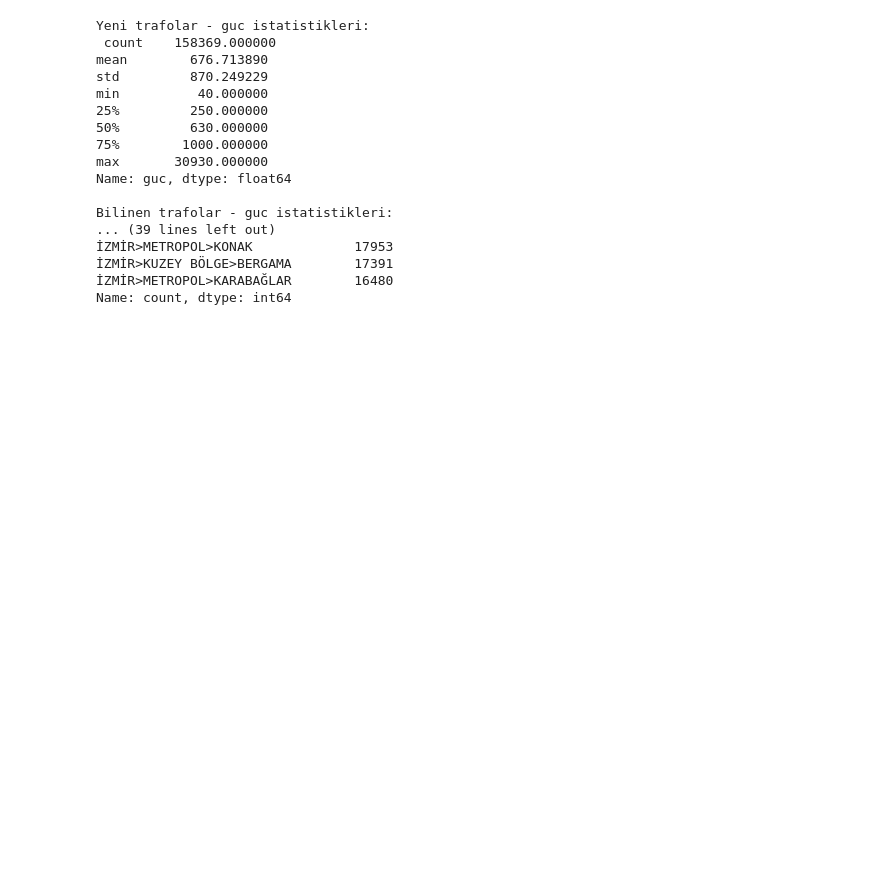
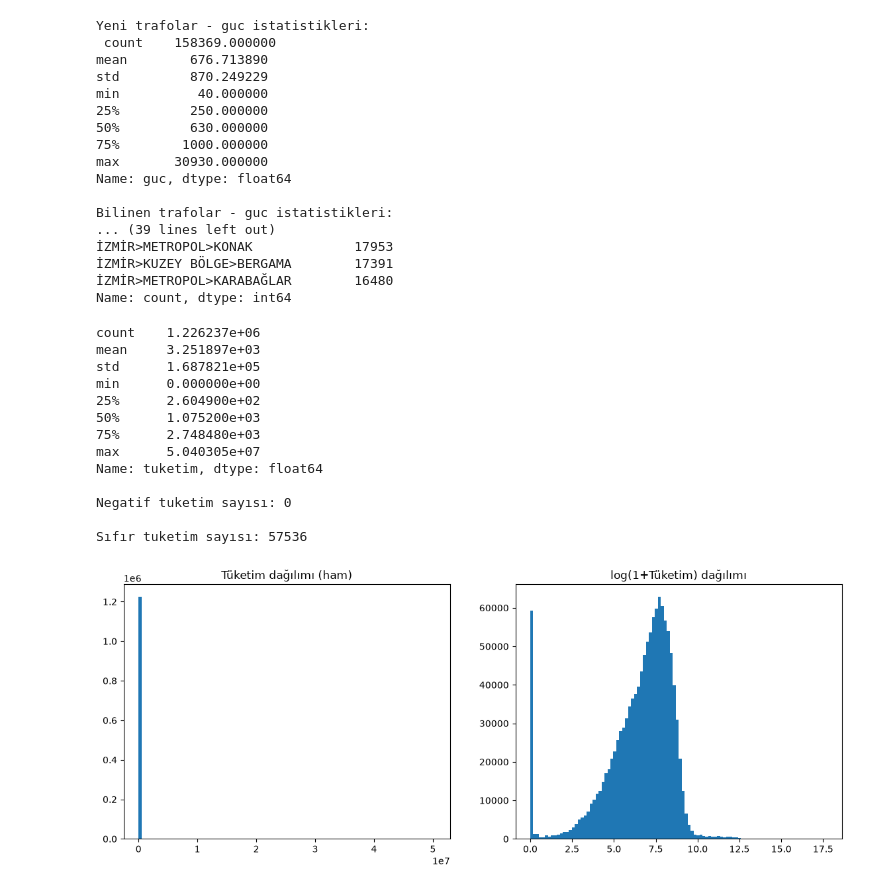
Before and after one commit to beratmertkayacan/Grid-Up-Datathon, a Jupyter notebook: notebooks/01_EDA.ipynb, the cells around one changed output. Saved outputs shown, nothing was run; the diff lists cells and outputs as text; code cells hidden in the pictures; blank space fills up the shorter version.

```diff
--- a/notebooks/01_EDA.ipynb
+++ b/notebooks/01_EDA.ipynb
@@ -110,3 +110,30 @@ Bilinen trafolar - guc istatistikleri:
 İZMİR>KUZEY BÖLGE>BERGAMA        17391
 İZMİR>METROPOL>KARABAĞLAR        16480
 Name: count, dtype: int64
+# %%
+print(train['tuketim'].describe())
+print("\nNegatif tuketim sayısı:", (train['tuketim'] < 0).sum())
+print("\nSıfır tuketim sayısı:", (train['tuketim'] == 0).sum())
+
+fig, axes = plt.subplots(1, 2, figsize=(14, 5))
+axes[0].hist(train['tuketim'], bins=100)
+axes[0].set_title('Tüketim dağılımı (ham)')
+
+axes[1].hist(np.log1p(train['tuketim']), bins=100)
+axes[1].set_title('log(1+Tüketim) dağılımı')
+plt.show()
+# %% [output]
+count    1.226237e+06
+mean     3.251897e+03
+std      1.687821e+05
+min      0.000000e+00
+25%      2.604900e+02
+50%      1.075200e+03
+75%      2.748480e+03
+max      5.040305e+07
+Name: tuketim, dtype: float64
+
+Negatif tuketim sayısı: 0
+
+Sıfır tuketim sayısı: 57536
+[figure, added]
```
Also changed, not shown: parts of 6 cells of this notebook.
